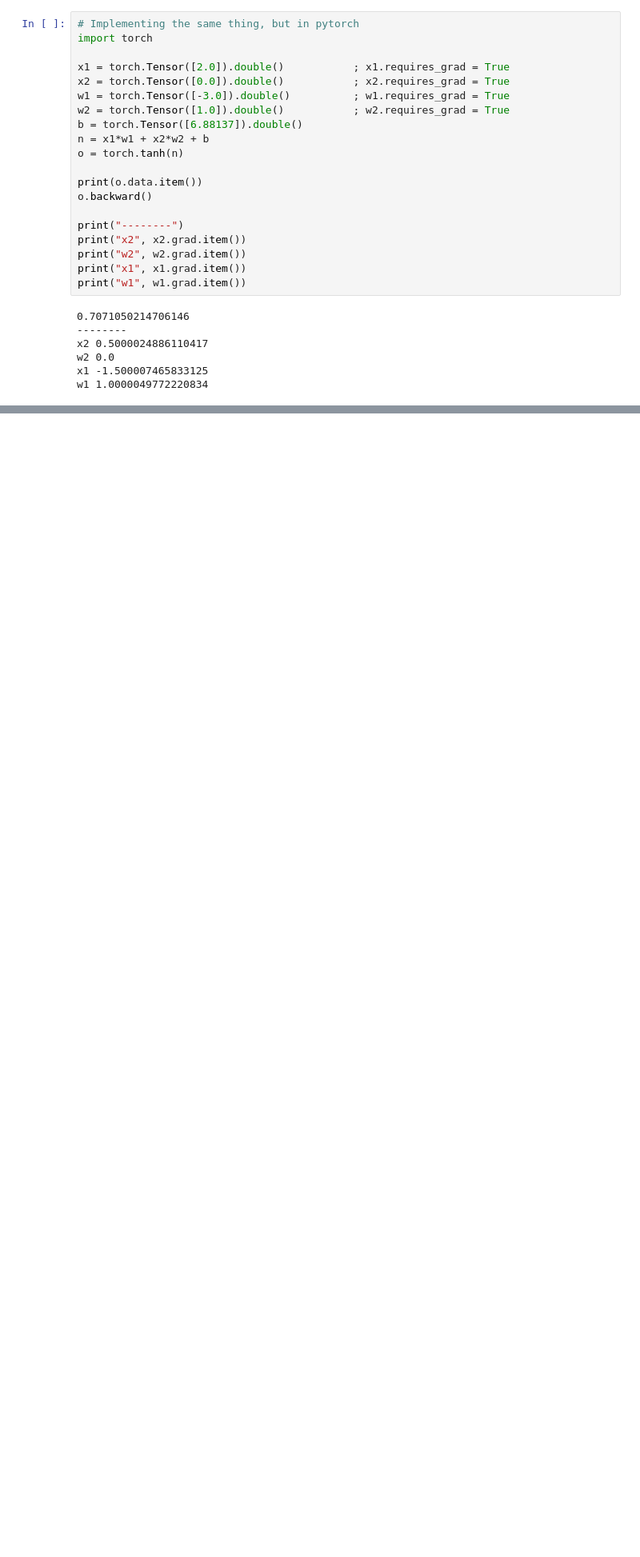
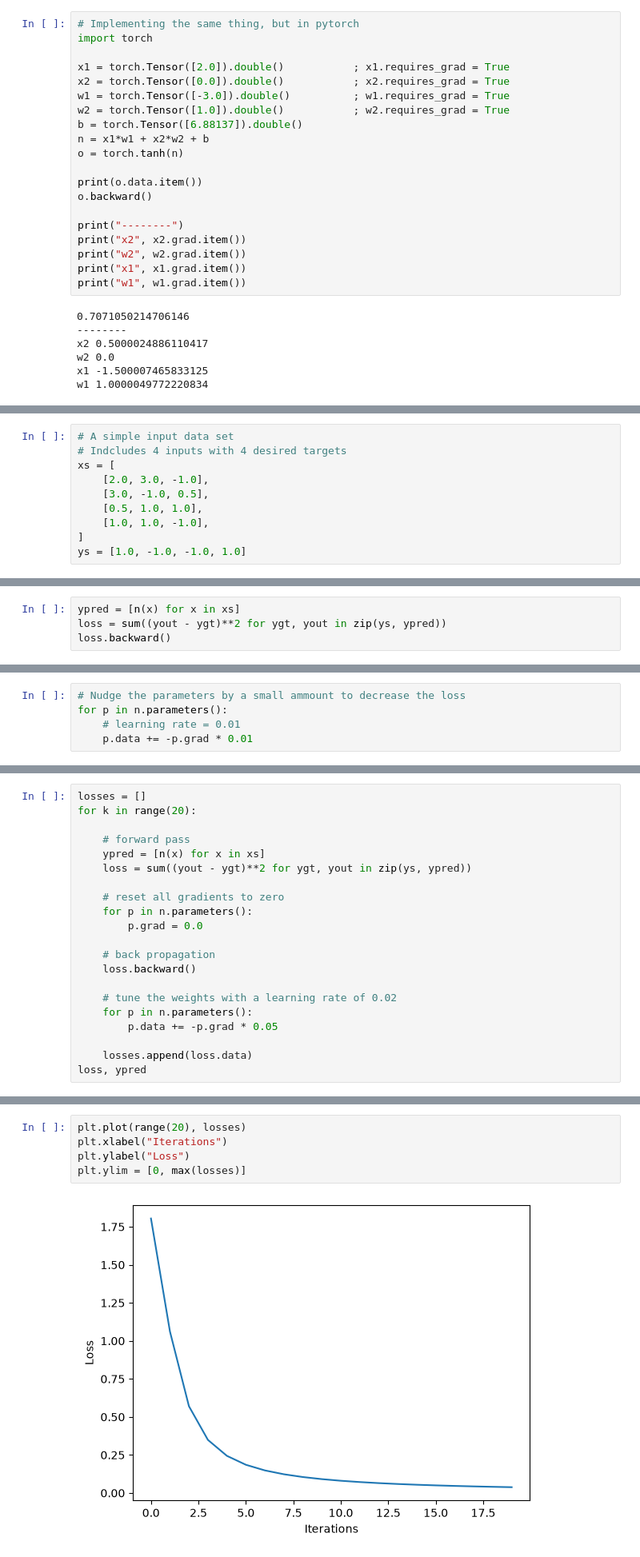
Before and after one commit to chabi-fin/learn_ml, a Jupyter notebook: courses/zero-to-hero/implement_backpropagation.ipynb, the cells around one changed output, grey strips where cells are left out. Shown at 80% size. Cells and saved outputs as stored; diff of their text form; blank space fills up the shorter version.

Commit message:
Completed Zero to Hero 01: micrograd (backprop from scratch)

```diff
--- a/courses/zero-to-hero/implement_backpropagation.ipynb
+++ b/courses/zero-to-hero/implement_backpropagation.ipynb
@@ -386,0 +442,10 @@ w1 1.0000049772220834
+# %%
+# A simple input data set
+# Indcludes 4 inputs with 4 desired targets
+xs = [
+    [2.0, 3.0, -1.0],
+    [3.0, -1.0, 0.5],
+    [0.5, 1.0, 1.0],
+    [1.0, 1.0, -1.0],
+]
+ys = [1.0, -1.0, -1.0, 1.0]
@@ -386,0 +464,4 @@ w1 1.0000049772220834
+# %%
+ypred = [n(x) for x in xs]
+loss = sum((yout - ygt)**2 for ygt, yout in zip(ys, ypred))
+loss.backward()
@@ -386,0 +480,5 @@ w1 1.0000049772220834
+# %%
+# Nudge the parameters by a small ammount to decrease the loss
+for p in n.parameters():
+    # learning rate = 0.01
+    p.data += -p.grad * 0.01
@@ -386,0 +490,21 @@ w1 1.0000049772220834
+# %%
+losses = []
+for k in range(20):
+
+    # forward pass
+    ypred = [n(x) for x in xs]
+    loss = sum((yout - ygt)**2 for ygt, yout in zip(ys, ypred))
+
+    # reset all gradients to zero
+    for p in n.parameters():
+        p.grad = 0.0
+
+    # back propagation
+    loss.backward()
+
+    # tune the weights with a learning rate of 0.02
+    for p in n.parameters():
+        p.data += -p.grad * 0.05
+
+    losses.append(loss.data)
+loss, ypred
@@ -386,0 +517,7 @@ w1 1.0000049772220834
+# %%
+plt.plot(range(20), losses)
+plt.xlabel("Iterations")
+plt.ylabel("Loss")
+plt.ylim = [0, max(losses)]
+# %% [output]
+[figure, added]
```
Also changed, not shown: parts of 9 cells of this notebook, 1 other file.
